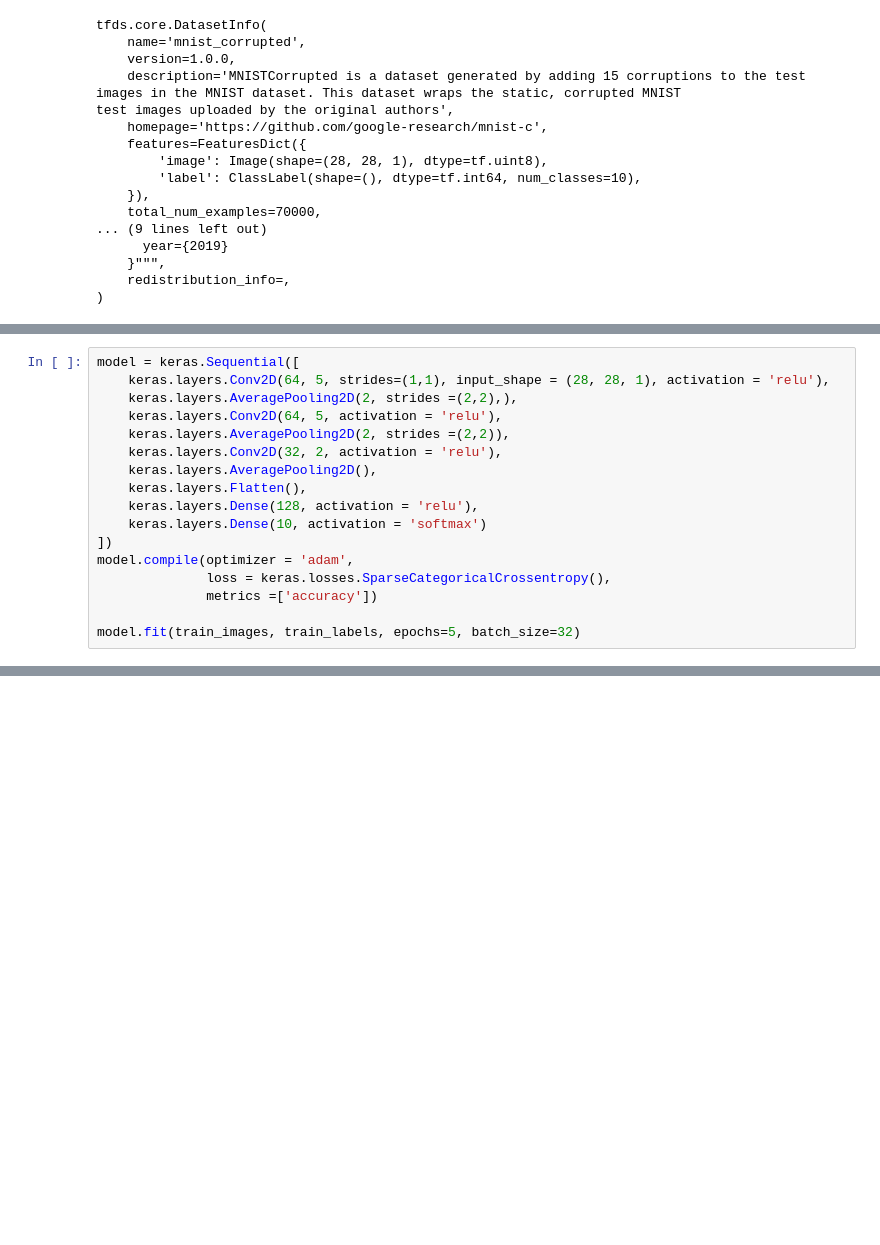
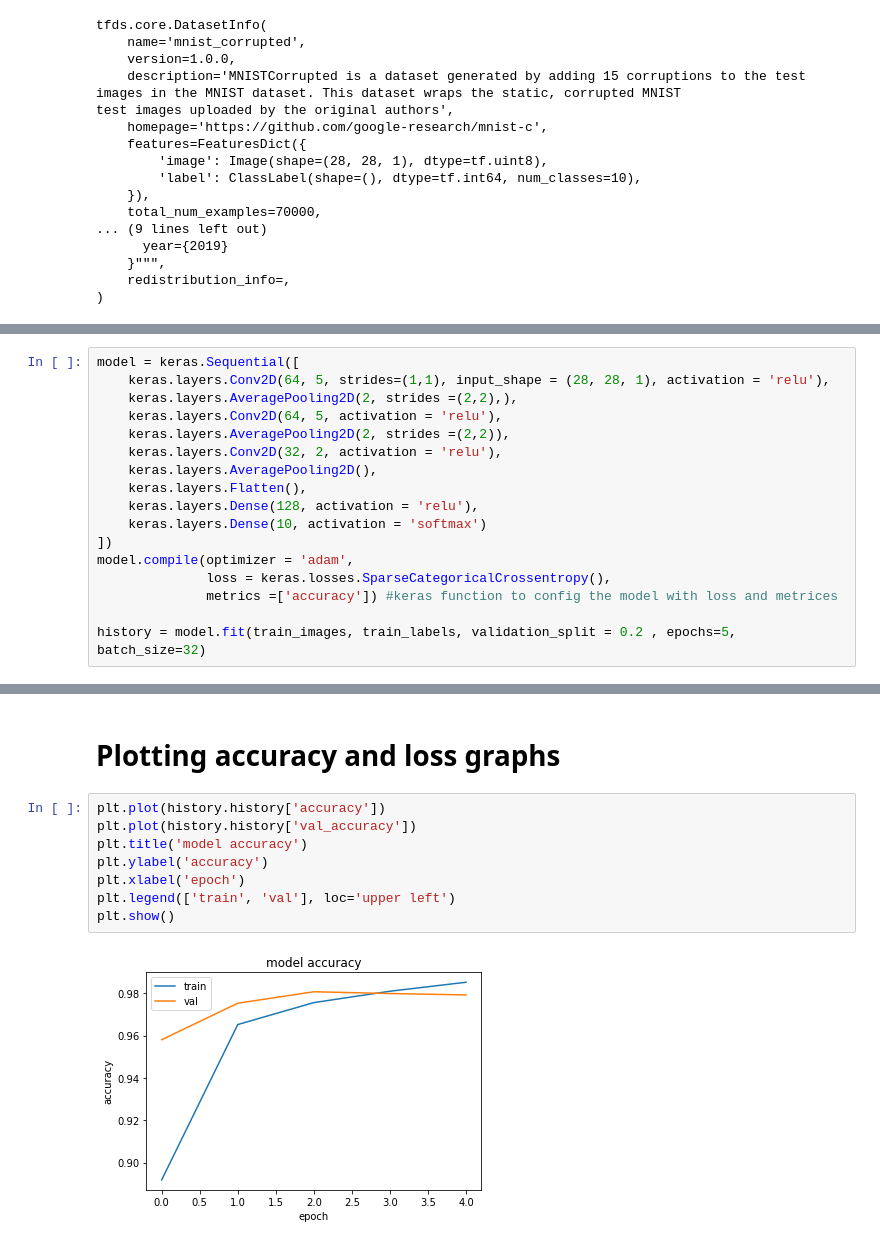
Before and after one commit to EmanAshraf36/Multi-class-image-classification-using-CNN, a Jupyter notebook: Multi_Class_Classification_using_CNN_project_.ipynb, the cells around one changed output, grey strips where cells are left out. Cells and saved outputs as stored; diff of their text form; blank space fills up the shorter version.

```diff
--- a/Multi_Class_Classification_using_CNN_project_.ipynb
+++ b/Multi_Class_Classification_using_CNN_project_.ipynb
@@ -93,8 +79,8 @@ model = keras.Sequential([
 ])
 model.compile(optimizer = 'adam',
               loss = keras.losses.SparseCategoricalCrossentropy(),
-              metrics =['accuracy'])
+              metrics =['accuracy']) #keras function to config the model with loss and metrices
 
-model.fit(train_images, train_labels, epochs=5, batch_size=32)
+history = model.fit(train_images, train_labels, validation_split = 0.2 , epochs=5, batch_size=32)
 # %% [output]
 Epoch 1/5
@@ -115,0 +103,12 @@ model.evaluate(test_images, test_labels)
+# %% [markdown]
+# Plotting accuracy and loss graphs
+# %%
+plt.plot(history.history['accuracy'])
+plt.plot(history.history['val_accuracy'])
+plt.title('model accuracy')
+plt.ylabel('accuracy')
+plt.xlabel('epoch')
+plt.legend(['train', 'val'], loc='upper left')
+plt.show()
+# %% [output]
+[figure, added]
```
Also changed, not shown: parts of 15 cells of this notebook, 3 other files.
